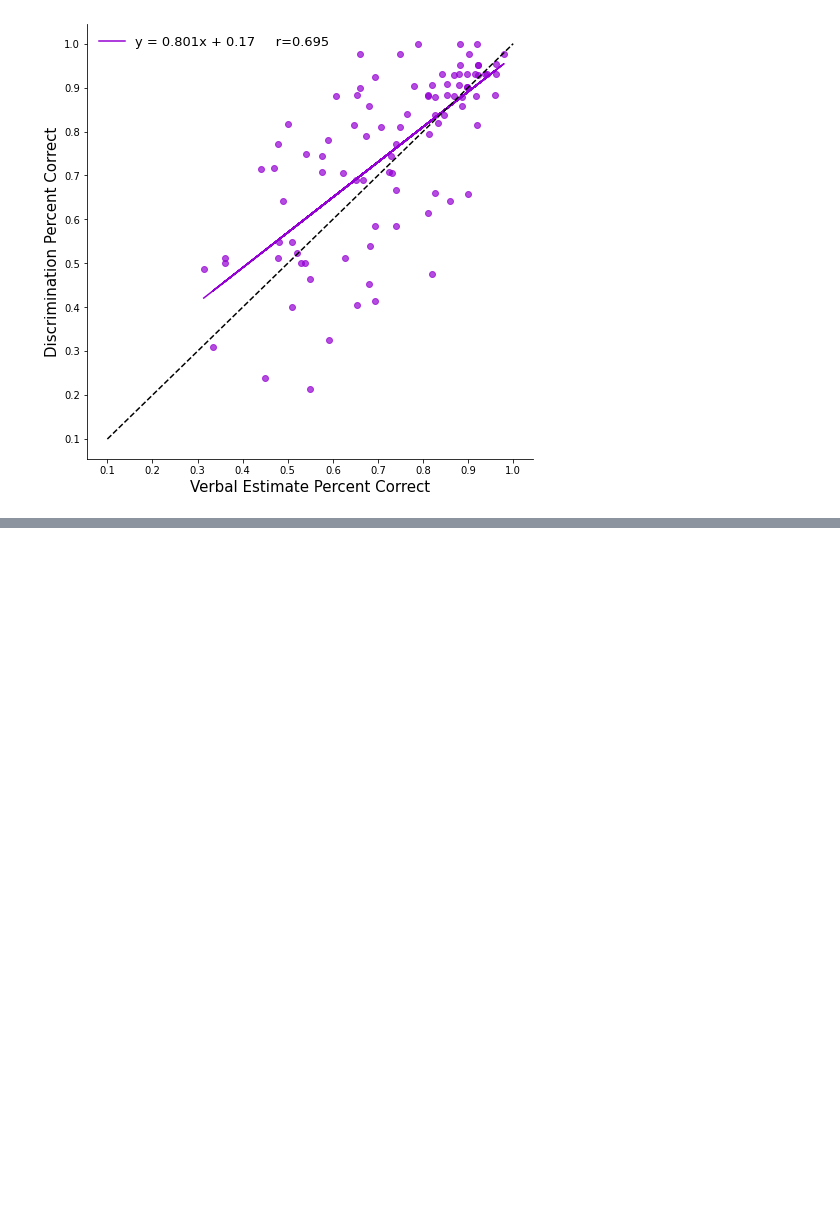
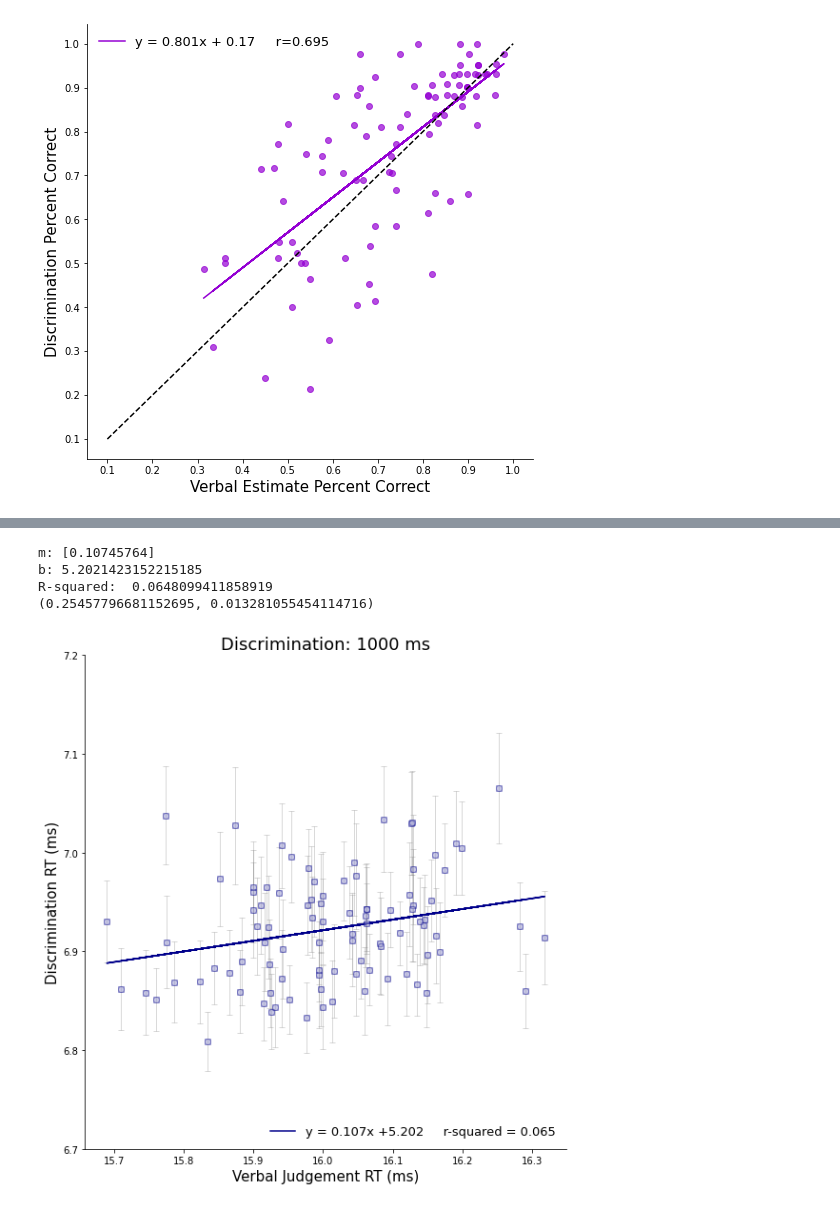
Before and after one commit to prachimahab/depth_discrimination, a Jupyter notebook: PC_analysis.ipynb, the cells around one changed output, grey strips where cells are left out. Saved outputs shown, nothing was run; the diff lists cells and outputs as text; code cells hidden in the pictures; blank space fills up the shorter version.

```diff
--- a/PC_analysis.ipynb
+++ b/PC_analysis.ipynb
@@ -382,0 +392,47 @@ R-squared:  0.48257235764415707
+# %%
+fig, ax = plt.subplots(figsize=[8,8])
+right_side = ax.spines['right']
+right_side.set_visible(False)
+top = ax.spines['top']
+top.set_visible(False)
+
+#run regression
+X_1000 = np.array(arr_VE1000RT).reshape(-1,1)
+y_1000 = arr_discrim1000RT
+reg_1000 = LinearRegression().fit(X_1000, y_1000)
+
+#Generated Predictions
+y_predicted_1000 = reg_1000.predict(X_1000)
+#Plot Our Actual and Predicted Values
+
+plt.errorbar(X_1000, y_1000, elinewidth=1, ecolor='gray', fmt='or', mfc='white', mec='darkblue', capsize=3, alpha = 0.3, yerr = np.array(n_avg_RT_ste_1000));
+
+plt.plot(X_1000, y_1000, 's', color='darkblue', alpha = 0.3);
+plt.plot(X_1000, y_predicted_1000,color='darkblue', label = 'y = ' + str(round(reg_1000.coef_[0], 3))
+        +'x +'+str(round(reg_1000.intercept_, 3))  + '     r-squared = '+ str(round(float(reg_1000.score(X_1000, y_1000)), 3)))
+
+plt.xlabel("Verbal Judgement RT (ms)", fontsize = 15)
+plt.ylabel("Discrimination RT (ms)", fontsize = 15)
+
+
+legend = plt.legend(loc = 4, fontsize=13, labelspacing=1, frameon=False)
+
+fig.tight_layout()
+
+plt.yticks(np.arange(6.7,7.3, .1))
+
+plt.title('Discrimination: 1000 ms', fontsize=18)
+
+#get coefficients and y intercept
+print("m: {0}".format(reg_1000.coef_))
+print("b: {0}".format(reg_1000.intercept_))
+
+#Returns the coefficient of determination R^2 of the prediction.
+print("R-squared: ", reg_1000.score(X_1000, y_1000))
+print(scipy.stats.pearsonr(arr_VE1000RT, arr_discrim1000RT))
+# %% [output]
+m: [0.10745764]
+b: 5.2021423152215185
+R-squared:  0.0648099411858919
+(0.25457796681152695, 0.013281055454114716)
+[figure, added]
```
Also changed, not shown: parts of 27 cells of this notebook, 5 other files.
